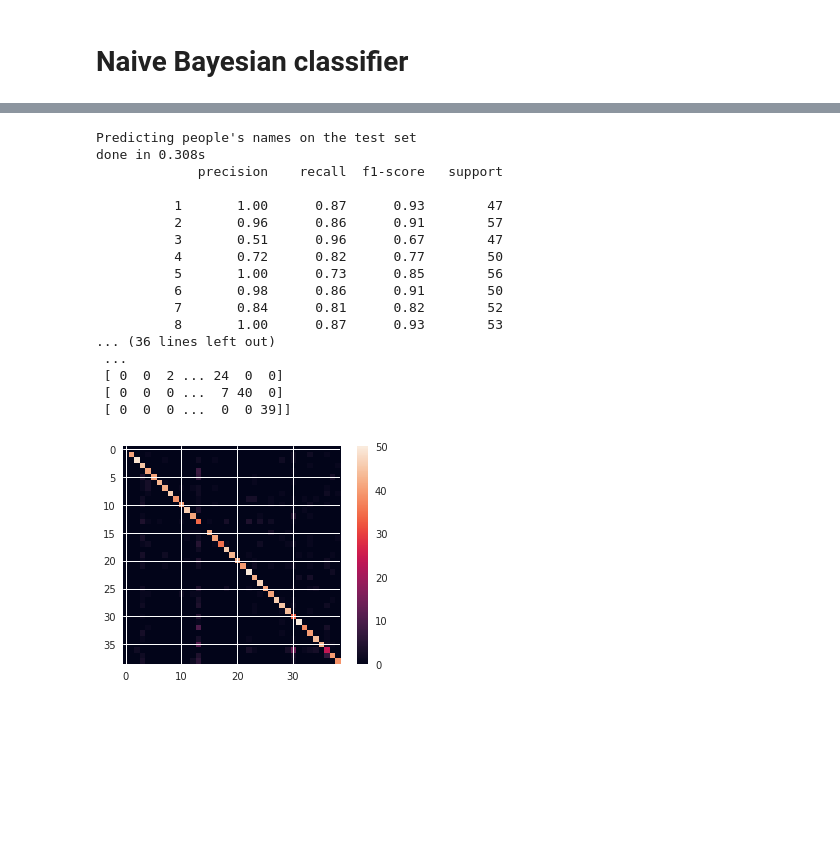
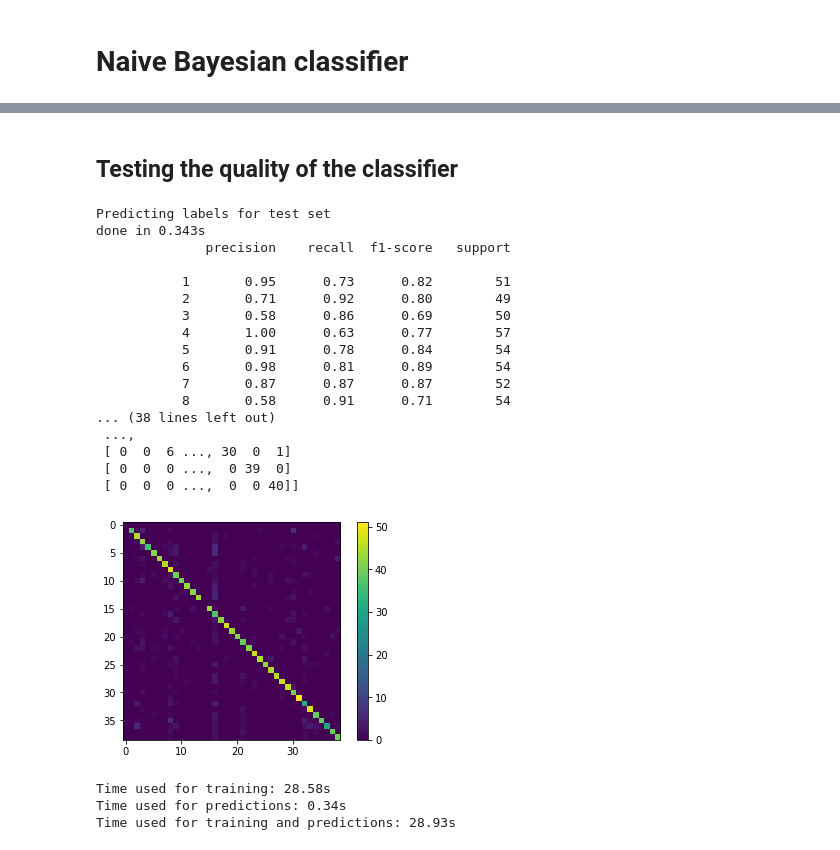
Before and after one commit to ivuorio/FaceClassifier, a Jupyter notebook: ClassifierBayes.ipynb, the cells around one changed output, grey strips where cells are left out. Cells and saved outputs as stored; diff of their text form; code cells hidden in the pictures; blank space fills up the shorter version.

Commit message:
Actual working Classifiers

```diff
--- a/ClassifierBayes.ipynb
+++ b/ClassifierBayes.ipynb
@@ -91,3 +94,0 @@ from sklearn.pipeline import make_pipeline
-# %%
-model = MultinomialNB()
-model.fit(x_train,y_train);
@@ -146,12 +191,13 @@ done in 0.603s
 # %%
-print("Fitting the classifier to the training set")
+print("Fitting")
 t0 = time()
-param_grid = {'C': [1e3, 5e3, 1e4, 5e4, 1e5],
+parameterGrid = {'C': [1e3, 5e3, 1e4, 5e4, 1e5],
               'gamma': [0.0001, 0.0005, 0.001, 0.005, 0.01, 0.1], }
 clf = GridSearchCV(SVC(kernel='rbf', class_weight='balanced'),
-                   param_grid, cv=5)
-clf = clf.fit(x_train_pca, y_train)
-print("done in %0.3fs" % (time() - t0))
-print("Best estimator found by grid search:")
+                   parameterGrid, cv=5)
+clf = clf.fit(x_trainPca, y_train)
+timeFit = time()-t0
+print("done in %0.3fs" % timeFit)
+print("Using grid values of:")
 print(clf.best_estimator_)
 # %% [output]
@@ -163,38 +209,48 @@ SVC(C=1000.0, cache_size=200, class_weight='balanced', coef0=0.0,
   max_iter=-1, probability=False, random_state=None, shrinking=True,
   tol=0.001, verbose=False)
 # %%
-target_names = []
+targetNames = []
 for i in range(np.size(np.unique(y_test))):
-    target_names.append(str(np.unique(y_test)[i]))
-n_classes = 39
+    targetNames.append(str(np.unique(y_test)[i]))
+nb_classes = labels+1
+# %% [markdown]
+## Testing the quality of the classifier
 # %%
-print("Predicting people's names on the test set")
+print("Predicting labels for test set")
 t0 = time()
-y_pred = clf.predict(x_test_pca)
-print("done in %0.3fs" % (time() - t0))
+y_pred = clf.predict(x_testPca)
+timePred = time() -t0
+print("done in %0.3fs" % timePred)
 
 print(classification_report(y_test, y_pred, target_names=target_names))
-print(confusion_matrix(y_test, y_pred, labels=range(n_classes)))
-plt.imshow(confusion_matrix(y_test, y_pred, labels=range(n_classes)));
+print(confusion_matrix(y_test, y_pred, labels=range(nb_classes)))
+plt.imshow(confusion_matrix(y_test, y_pred, labels=range(nb_classes)));
 plt.colorbar()
+plt.savefig('confBC%0.2f.png' %trnSize, dpi=199)
 plt.show()
-np.savetxt('confusion_matrix.txt' , confusion_matrix(y_test, y_pred, labels=range(n_classes)))
+
+print ('Time used for training: %0.2fs'%(timePCA+timeFit))
+print ('Time used for predictions: %0.2fs'%(timePred))
+print ('Time used for training and predictions: %0.2fs'%(timePCA+timeFit+timePred))
 # %% [output]
-Predicting people's names on the test set
-done in 0.308s
-             precision    recall  f1-score   support
+Predicting labels for test set
+done in 0.343s
+              precision    recall  f1-score   support
 
-          1       1.00      0.87      0.93        47
-          2       0.96      0.86      0.91        57
-          3       0.51      0.96      0.67        47
-          4       0.72      0.82      0.77        50
-          5       1.00      0.73      0.85        56
-          6       0.98      0.86      0.91        50
-          7       0.84      0.81      0.82        52
-          8       1.00      0.87      0.93        53
-... (36 lines left out)
- ...
- [ 0  0  2 ... 24  0  0]
- [ 0  0  0 ...  7 40  0]
- [ 0  0  0 ...  0  0 39]]
+           1       0.95      0.73      0.82        51
+           2       0.71      0.92      0.80        49
+           3       0.58      0.86      0.69        50
+           4       1.00      0.63      0.77        57
+           5       0.91      0.78      0.84        54
+           6       0.98      0.81      0.89        54
+           7       0.87      0.87      0.87        52
+           8       0.58      0.91      0.71        54
+... (38 lines left out)
+ ...,
+ [ 0  0  6 ..., 30  0  1]
+ [ 0  0  0 ...,  0 39  0]
+ [ 0  0  0 ...,  0  0 40]]
-[figure, old version]
+[figure, new version]
+Time used for training: 28.58s
+Time used for predictions: 0.34s
+Time used for training and predictions: 28.93s
```
Also changed, not shown: parts of 25 cells of this notebook, 31 other files.
